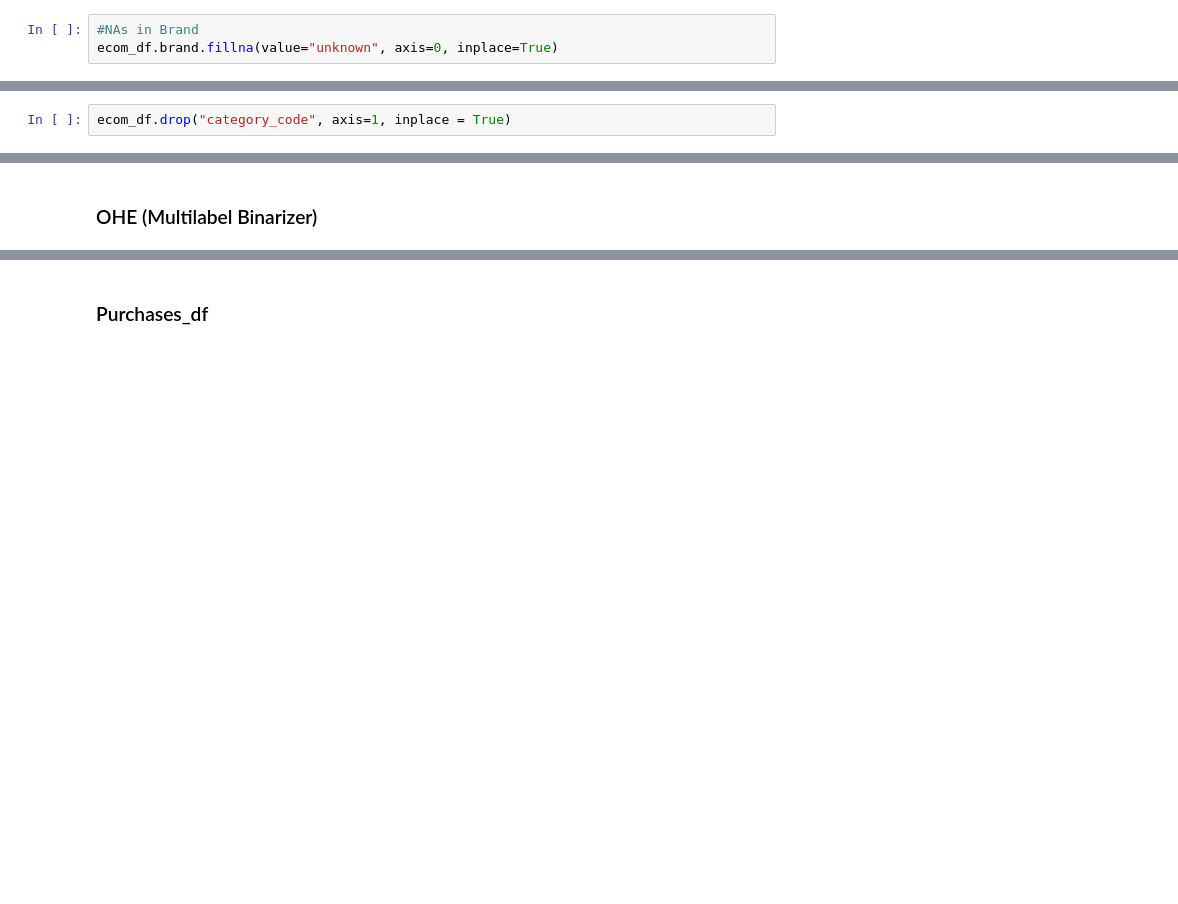
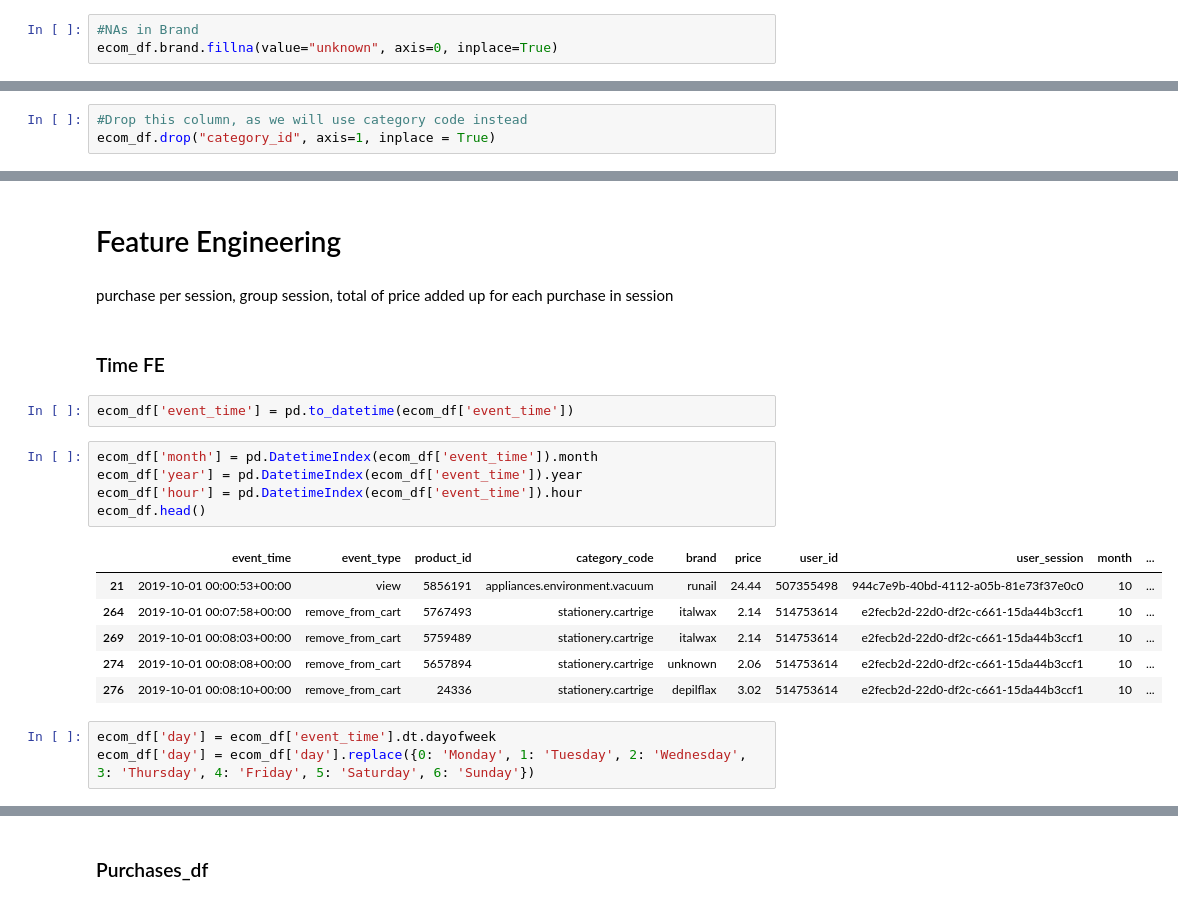
Before and after one commit to Johnny-Foreigner/predicting_purchases, a Jupyter notebook: data_exploration/MessyBedroom.ipynb, the cells around one changed output, grey strips where cells are left out. Drawn from its saved outputs; the diff is of its cells as text; blank space fills up the shorter version.

```diff
--- a/data_exploration/MessyBedroom.ipynb
+++ b/data_exploration/MessyBedroom.ipynb
@@ -86,2 +71,0 @@ dtype: int64
-# %%
-ecom_df.drop("category_code", axis=1, inplace = True)
@@ -88 +76,4 @@ ecom_df.drop("category_code", axis=1, inplace = True)
+# %%
+#Drop this column, as we will use category code instead
+ecom_df.drop("category_id", axis=1, inplace = True)
 # %%
@@ -89,3 +81,24 @@ ecom_df.drop("category_code", axis=1, inplace = True)
 ecom_df = ecom_df[ecom_df['price']>= 0]
-# %% [markdown]
-### OHE (Multilabel Binarizer)
+# %% [markdown]
+# Feature Engineering
+# %% [markdown]
+purchase per session, group session, total of price added up for each purchase in session
+# %% [markdown]
+### Time FE
+# %%
+ecom_df['event_time'] = pd.to_datetime(ecom_df['event_time'])
+# %%
+ecom_df['month'] = pd.DatetimeIndex(ecom_df['event_time']).month
+ecom_df['year'] = pd.DatetimeIndex(ecom_df['event_time']).year
+ecom_df['hour'] = pd.DatetimeIndex(ecom_df['event_time']).hour
+ecom_df.head()
+# %% [output]
+|  | event_time | event_type | product_id | category_code | brand | price | user_id | user_session | month | ... |
+| 21 | 2019-10-01 00:00:53+00:00 | view | 5856191 | appliances.environment.vacuum | runail | 24.44 | 507355498 | 944c7e9b-40bd-4112-a05b-81e73f37e0c0 | 10 | ... |
+| 264 | 2019-10-01 00:07:58+00:00 | remove_from_cart | 5767493 | stationery.cartrige | italwax | 2.14 | 514753614 | e2fecb2d-22d0-df2c-c661-15da44b3ccf1 | 10 | ... |
+| 269 | 2019-10-01 00:08:03+00:00 | remove_from_cart | 5759489 | stationery.cartrige | italwax | 2.14 | 514753614 | e2fecb2d-22d0-df2c-c661-15da44b3ccf1 | 10 | ... |
+| 274 | 2019-10-01 00:08:08+00:00 | remove_from_cart | 5657894 | stationery.cartrige | unknown | 2.06 | 514753614 | e2fecb2d-22d0-df2c-c661-15da44b3ccf1 | 10 | ... |
+| 276 | 2019-10-01 00:08:10+00:00 | remove_from_cart | 24336 | stationery.cartrige | depilflax | 3.02 | 514753614 | e2fecb2d-22d0-df2c-c661-15da44b3ccf1 | 10 | ... |
+# %%
+ecom_df['day'] = ecom_df['event_time'].dt.dayofweek
+ecom_df['day'] = ecom_df['day'].replace({0: 'Monday', 1: 'Tuesday', 2: 'Wednesday', 3: 'Thursday', 4: 'Friday', 5: 'Saturday', 6: 'Sunday'})
```
Also changed, not shown: parts of 50 cells of this notebook.
